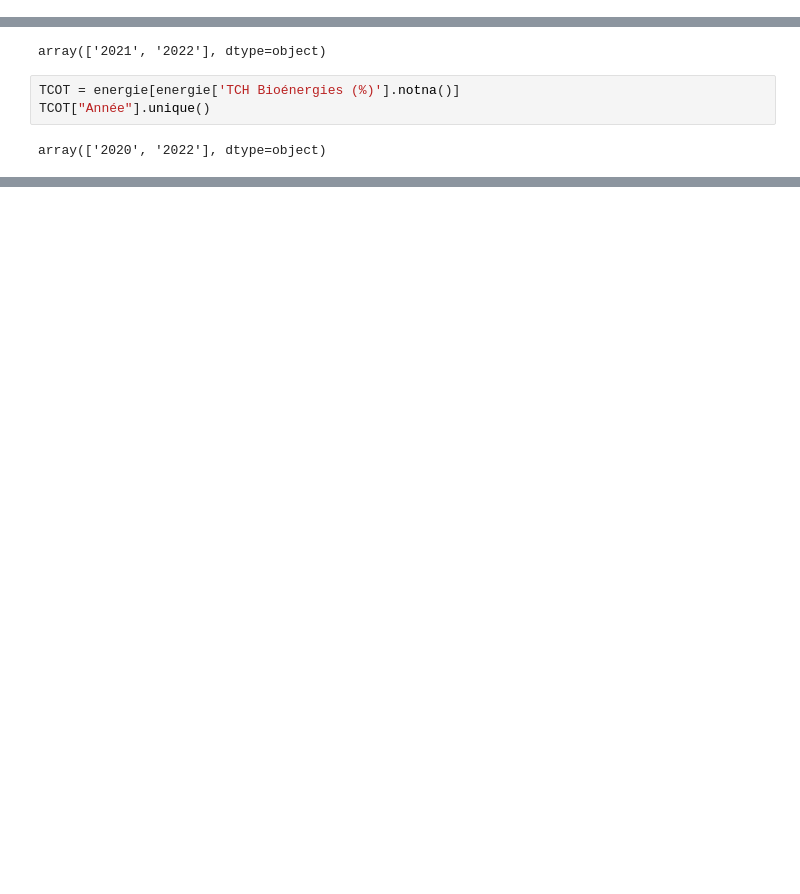
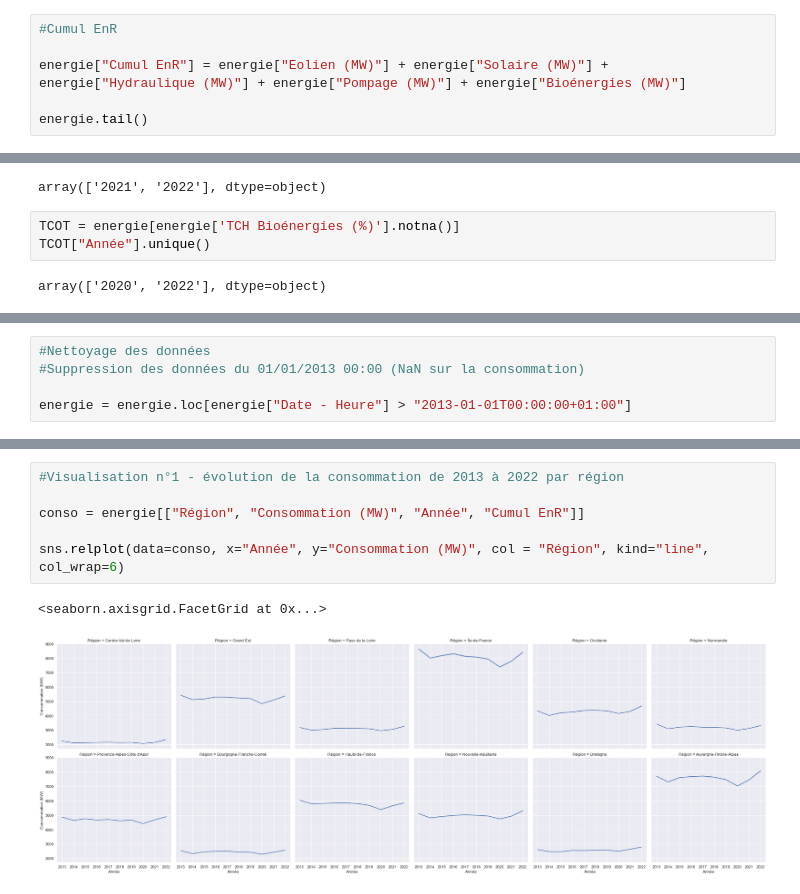
Before and after one commit to CosyRoxy/energie, a Jupyter notebook: Energie - explo.ipynb, the cells around one changed output, grey strips where cells are left out. Cells and saved outputs as stored; diff of their text form; blank space fills up the shorter version.

```diff
--- a/Energie - explo.ipynb
+++ b/Energie - explo.ipynb
@@ -167,3 +150,9 @@ batt_na["Année"].unique()
 #On observe la même chose pour la variable Déstockage batterie
 # %% [output]
 array(['2021', '2022'], dtype=object)
+# %%
+#Cumul EnR
+
+energie["Cumul EnR"] = energie["Eolien (MW)"] + energie["Solaire (MW)"] + energie["Hydraulique (MW)"] + energie["Pompage (MW)"] + energie["Bioénergies (MW)"]
+
+energie.tail()
@@ -186,3 +184,8 @@ array(['2020', '2022'], dtype=object)
 #Suppression de la colonne "Column 30" qui n'a pas d'intérêt
 
 energie.drop('Column 30', axis=1, inplace=True)
+# %%
+#Nettoyage des données
+#Suppression des données du 01/01/2013 00:00 (NaN sur la consommation)
+
+energie = energie.loc[energie["Date - Heure"] > "2013-01-01T00:00:00+01:00"]
@@ -188,0 +228,9 @@ energie.drop('Column 30', axis=1, inplace=True)
+# %%
+#Visualisation n°1 - évolution de la consommation de 2013 à 2022 par région
+
+conso = energie[["Région", "Consommation (MW)", "Année", "Cumul EnR"]]
+
+sns.relplot(data=conso, x="Année", y="Consommation (MW)", col = "Région", kind="line", col_wrap=6)
+# %% [output]
+<seaborn.axisgrid.FacetGrid at 0x...>
+[figure, added]
```
Also changed, not shown: parts of 13 cells of this notebook.
